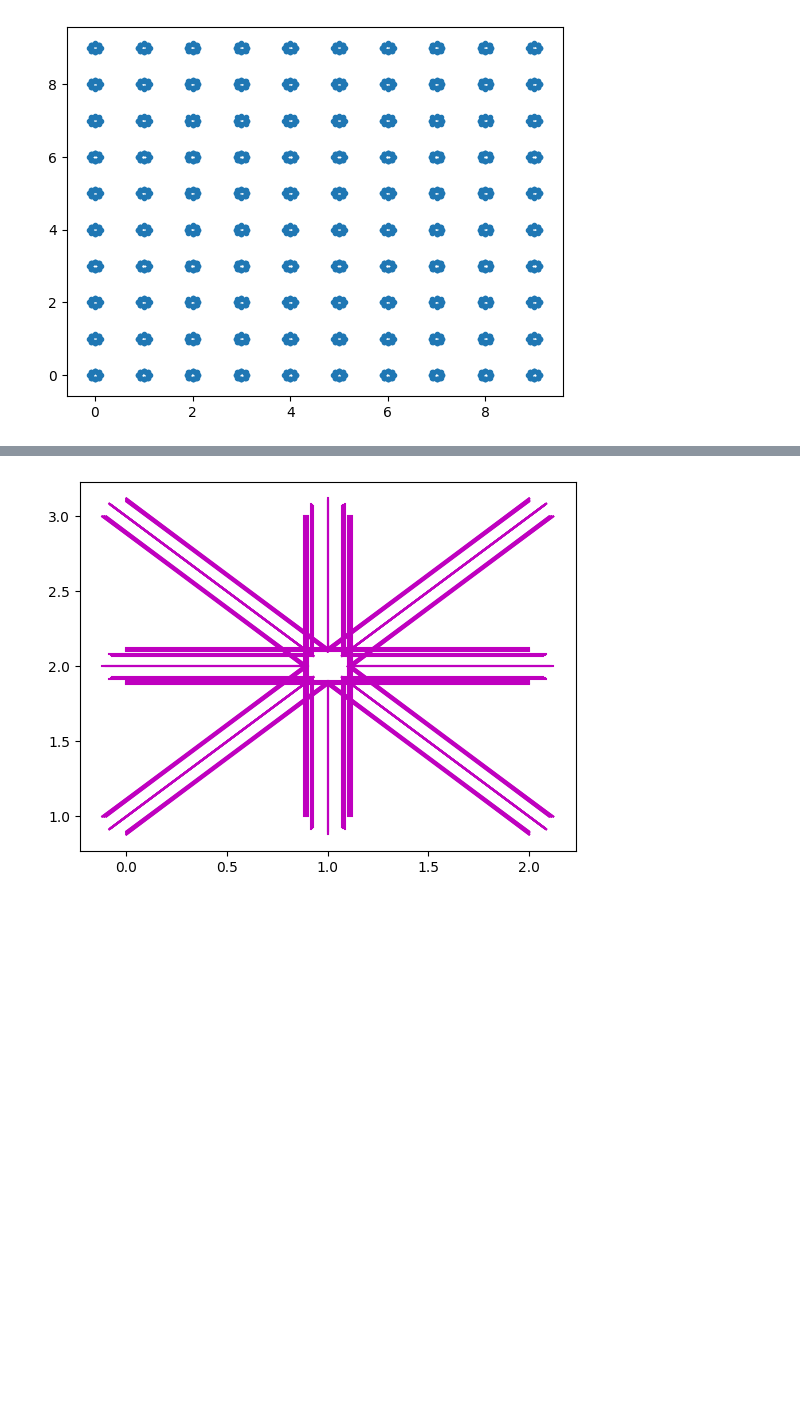
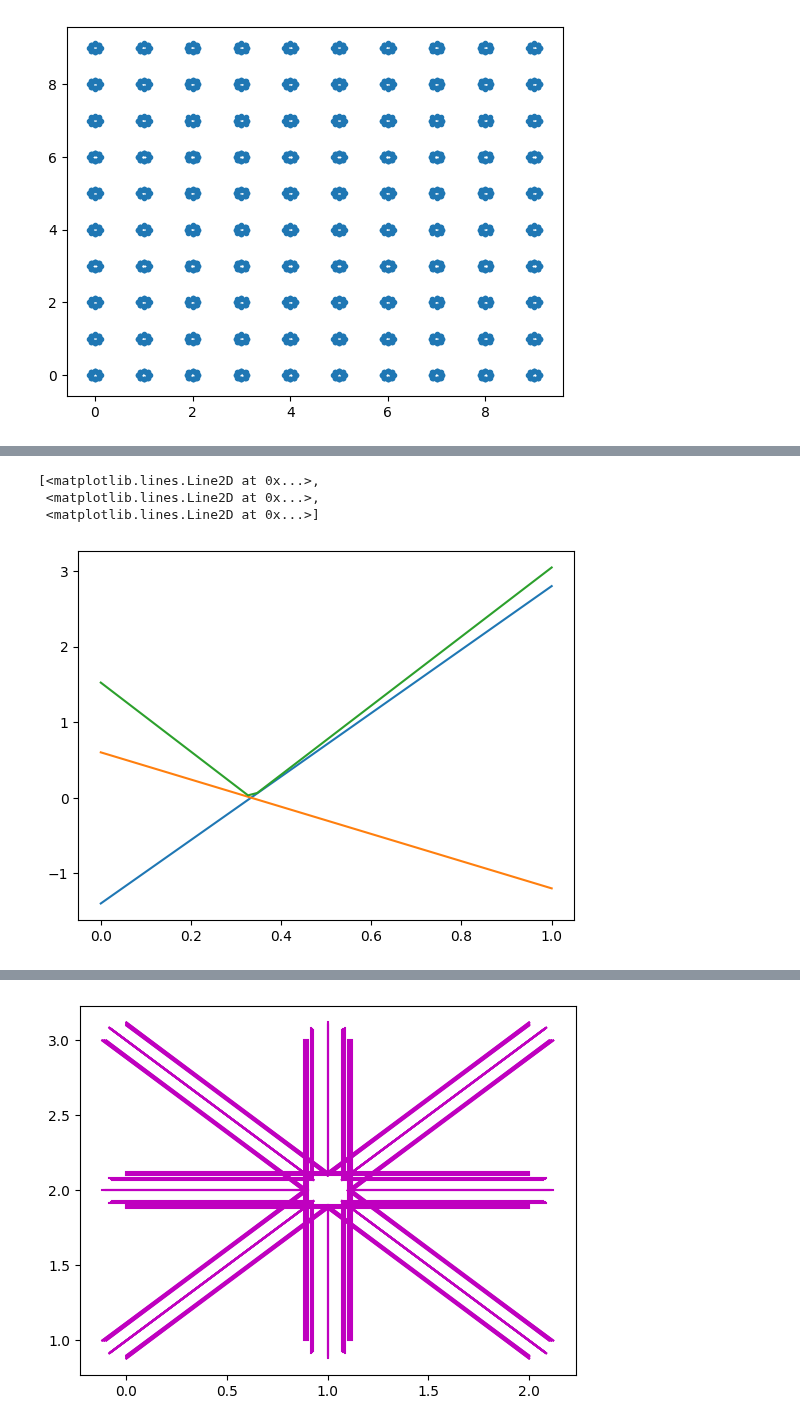
Before and after one commit to arthurrichards77/smply, a Jupyter notebook: grid_states.ipynb, the cells around one changed output, grey strips where cells are left out. Cells and saved outputs as stored; diff of their text form; code cells hidden in the pictures; blank space fills up the shorter version.

```diff
--- a/grid_states.ipynb
+++ b/grid_states.ipynb
@@ -36,0 +77,10 @@ cost_matrix = np.inf*np.ones((num_points,num_points))
+# %%
+accx = (2*cx + 6*dx*s)/T**2
+accy = (2*cy + 6*dy*s)/T**2
+accm = np.sqrt(accx**2 + accy**2)
+plt.plot(s,accx,s,accy,s,accm)
+# %% [output]
+[<matplotlib.lines.Line2D at 0x...>,
+ <matplotlib.lines.Line2D at 0x...>,
+ <matplotlib.lines.Line2D at 0x...>]
+[figure, added]
```
Also changed, not shown: parts of 6 cells of this notebook.
